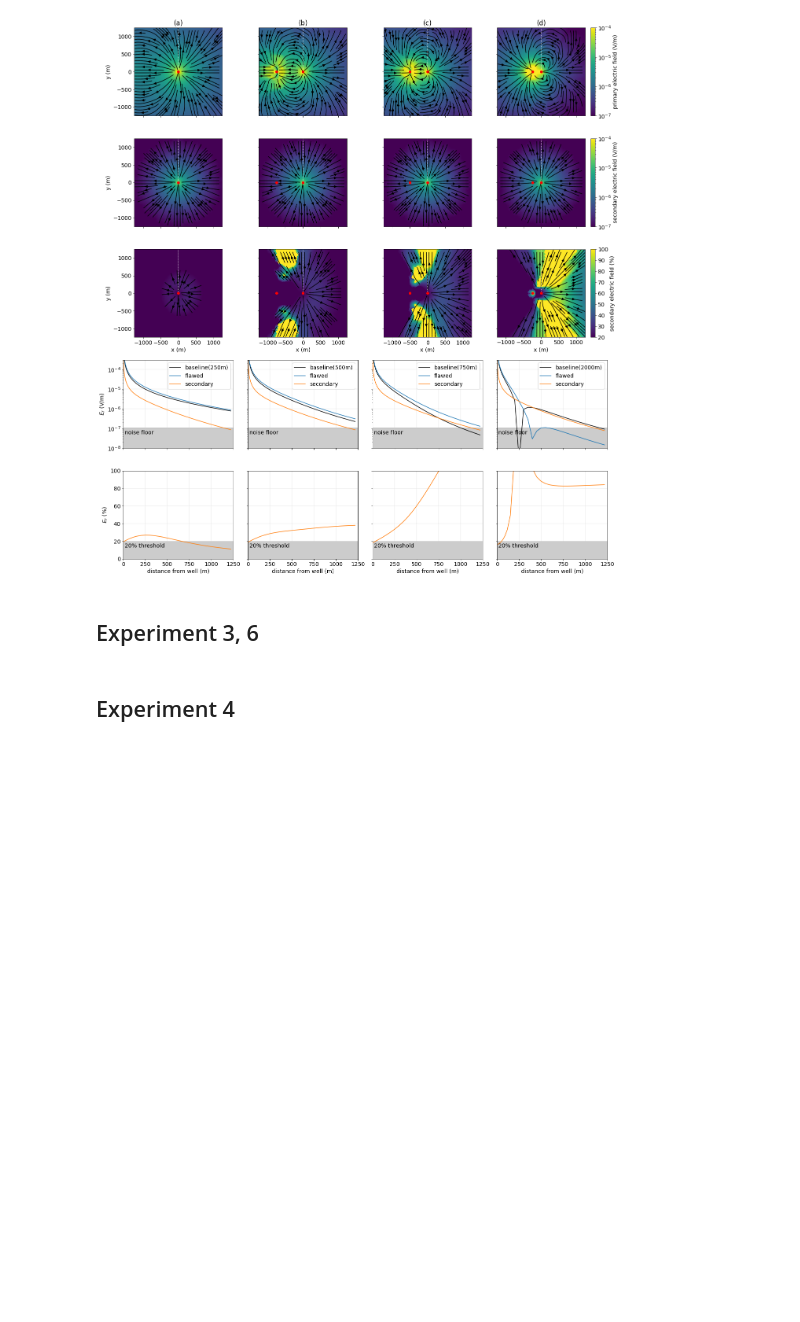
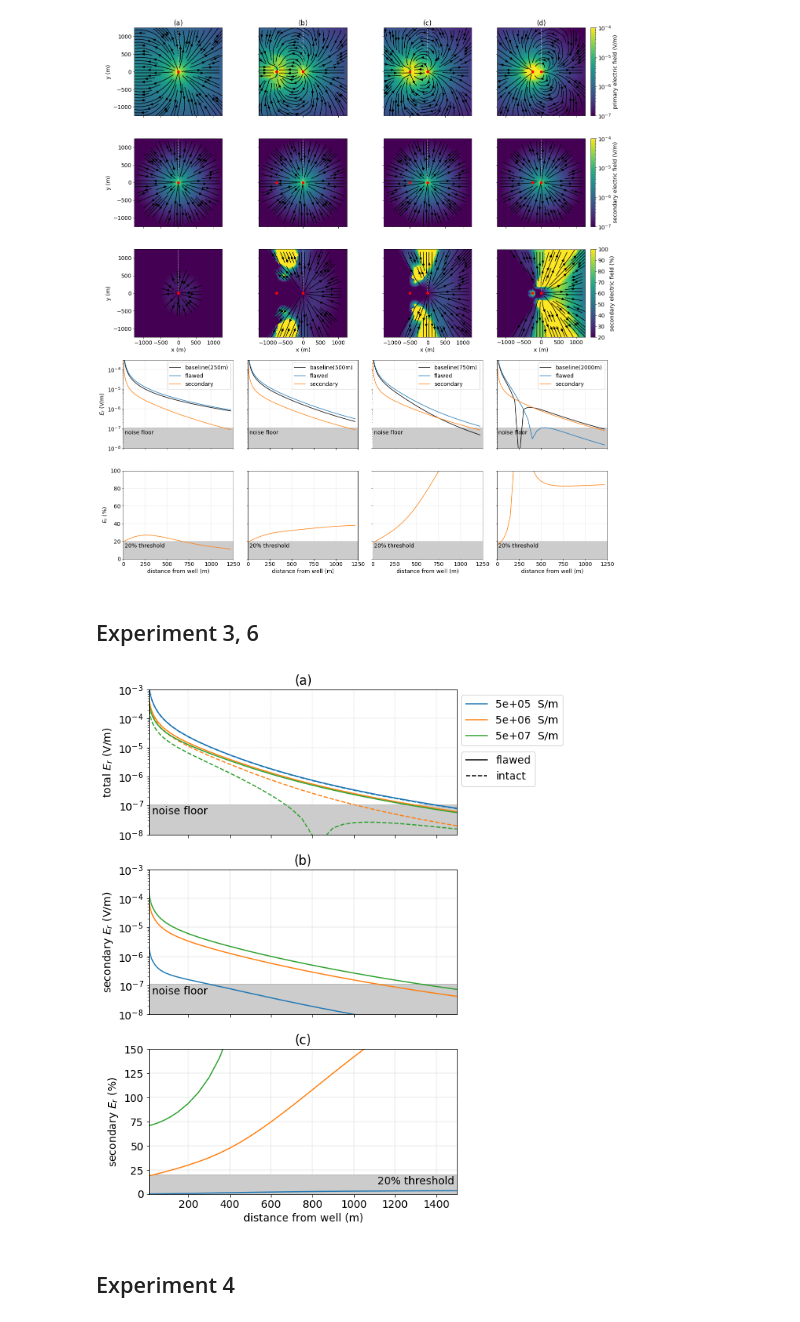
Before and after one commit to krishna999/heagy-2018-dc-casing, a Jupyter notebook: notebooks/1_DC_Flawed_Steel_Cased_Wells.ipynb, the cells around one changed output. Saved outputs shown, nothing was run; the diff lists cells and outputs as text; code cells hidden in the pictures; blank space fills up the shorter version.

```diff
--- a/notebooks/1_DC_Flawed_Steel_Cased_Wells.ipynb
+++ b/notebooks/1_DC_Flawed_Steel_Cased_Wells.ipynb
@@ -864,7 +870,7 @@ if experiment == 2:
     theta_ind = 4
     xlim = [10., 1500.]
     ylim = [1e-8, 1e-3]
-    ylim_percent = [0, 100]
+    ylim_percent = [0, 150]
 
     noise_floor = 1e-7
     min_percent = 20
@@ -930,7 +936,7 @@ if experiment == 2:
                 [xlim[0], ylim_percent[0]], xlim[1], min_percent, color='k', alpha=0.2
             )
             a.add_patch(patch)
-            a.text(xlim[1]-15, min_percent-7, "{}% threshold".format(min_percent), ha="right")
+            a.text(xlim[1]-15, min_percent-10, "{}% threshold".format(min_percent), ha="right")
 
     plt.tight_layout()
     ax[0].legend(bbox_to_anchor=(1.3, 1))
@@ -954,7 +960,7 @@ if experiment in [3, 6]:
     theta_ind = 4
     xlim = [10., 1500.]
     ylim = [1e-8, 1e-3]
-    ylim_percent = [0, 100]
+    ylim_percent = [0, 150]
     theta_ind = 4
 
     noise_floor = 1e-7
@@ -1017,34 +1023,36 @@ if experiment in [3, 6]:
         a.set_title("({})".format(ascii_lowercase[i]))
         a.set_xlim(xlim)
         if i < 2:
             a.set_xlabel('')
             a.set_xticklabels(['']*len(a.get_xticklabels()))
             patch = patches.Rectangle(
                 [xlim[0], ylim[0]], xlim[1], noise_floor, color='k', alpha=0.2
             )
             a.add_patch(patch)
             a.text(xlim[0]+15, noise_floor*0.5, "noise floor")
         else:
             patch = patches.Rectangle(
                 [xlim[0], ylim_percent[0]], xlim[1], min_percent, color='k', alpha=0.2
             )
             a.add_patch(patch)
-            a.text(xlim[1]-15, min_percent-7, "{}% threshold".format(min_percent), ha="right")
+            a.text(xlim[1]-15, min_percent-10, "{}% threshold".format(min_percent), ha="right")
     plt.tight_layout()
     ax[0].legend(bbox_to_anchor=(1.36, 1))
     ax[1].legend(
         handles=[
             mlines.Line2D([], [], color='k', label='flawed'),
             mlines.Line2D([], [], color='k', linestyle='--', label='intact'),
         ], bbox_to_anchor=[1.27, 1.65] if experiment == 3 else [1.27, 1.85]
     )
 
     if experiment == 3:
         fig.savefig('../figures/integrity_conductivity', bbox_inches="tight", dpi=350)
         fig.savefig('../arxiv-figures/integrity_conductivity', bbox_inches="tight", dpi=150)
     elif experiment == 6:
         fig.savefig('../figures/integrity_conductivity_casing', bbox_inches="tight", dpi=350)
         fig.savefig('../arxiv-figures/integrity_conductivity_casing', bbox_inches="tight", dpi=150)
+# %% [output]
+[figure, added]
 # %% [markdown]
 ## Experiment 4
 # %%
```
Also changed, not shown: parts of 6 cells of this notebook, 44 other files.
